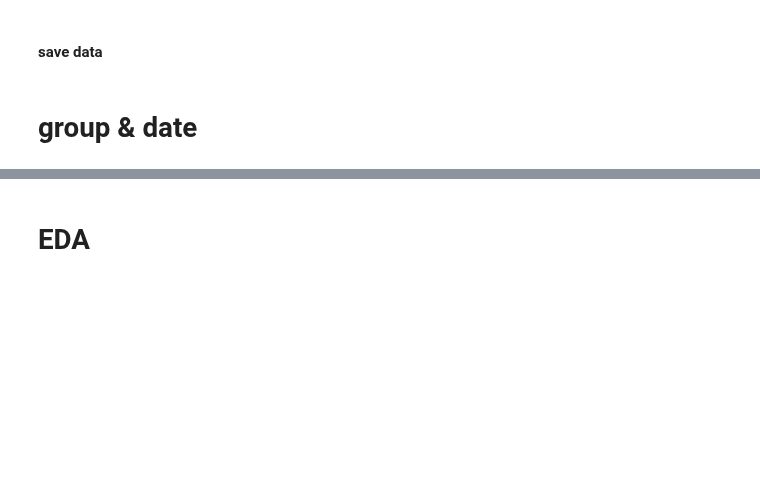
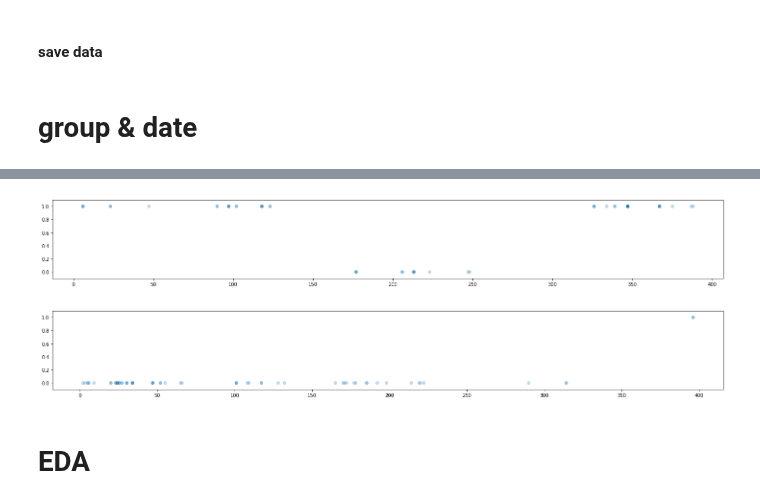
Before and after one commit to sooooner/dss_team_project_ML, a Jupyter notebook: red_hat/sooner.ipynb, the cells around one changed output, grey strips where cells are left out. Drawn from its saved outputs; the diff is of its cells as text; code cells hidden in the pictures; blank space fills up the shorter version.

```diff
--- a/red_hat/sooner.ipynb
+++ b/red_hat/sooner.ipynb
@@ -237,3 +249,17 @@ plt.show()
+# %%
+plt.figure(figsize=(25,3))
+plt.scatter(df_gd[df_gd.loc[:,'group_1']==gp_01[1]]['days'], df_gd[df_gd.loc[:,'group_1']==gp_01[1]].outcome, alpha = 0.25)
+plt.ylim(-0.1,1.1)
+plt.show()
+# %% [output]
+[figure, added]
+# %%
+plt.figure(figsize=(25,3))
+plt.scatter(df_gd[df_gd.loc[:,'group_1']==gp_01[2]]['days'], df_gd[df_gd.loc[:,'group_1']==gp_01[2]].outcome, alpha = 0.25)
+plt.ylim(-0.1,1.1)
+plt.show()
+# %% [output]
+[figure, added]
 # %% [markdown]
 # EDA
 # %%
```
Also changed, not shown: parts of 45 cells of this notebook.
